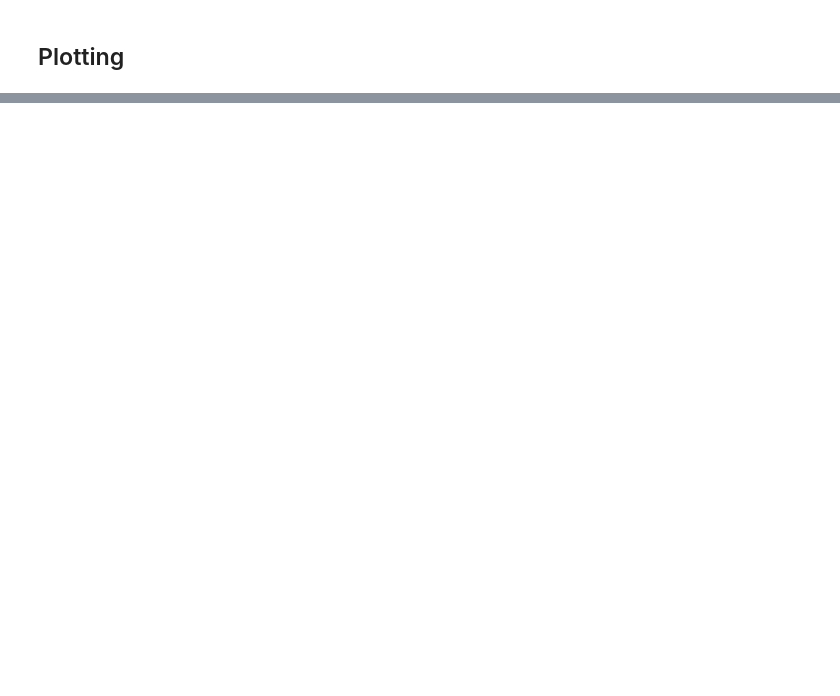
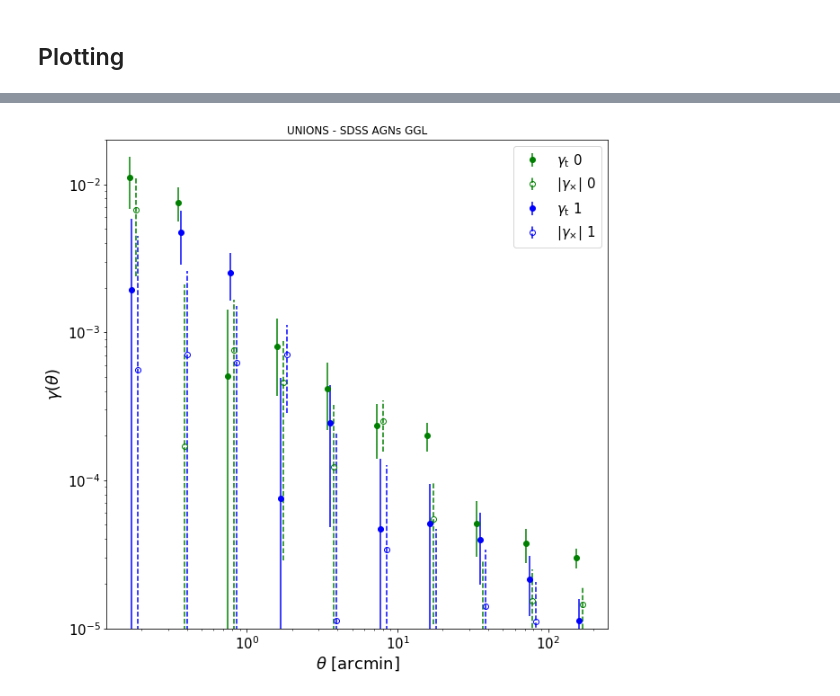
Before and after one commit to ziwenkk/unions-shear-ustc-cea, a Jupyter notebook: agn_ggl/notebooks/GGL_AGN_UNIONS.ipynb, the cells around one changed output, grey strips where cells are left out. Saved outputs shown, nothing was run; the diff lists cells and outputs as text; code cells hidden in the pictures; blank space fills up the shorter version.

```diff
--- a/agn_ggl/notebooks/GGL_AGN_UNIONS.ipynb
+++ b/agn_ggl/notebooks/GGL_AGN_UNIONS.ipynb
@@ -167,0 +267,45 @@ _  = plt.savefig(f'{output_path}/{output_cc_base}_log.pdf')
+# %%
+plt.figure(figsize=(10, 10))
+
+fx = [1, 1.05]
+fxB = [1.1, 1.15]
+
+col = ['g', 'b']
+
+for idx in range(n_split):
+    data_cc = data_cc_list[idx]
+    plt.errorbar(
+        data_cc['meanr'] * fx[idx],
+        np.abs(data_cc['gamT']),
+        yerr=data_cc['sigma'],
+        fmt='o',
+        c=col[idx],
+        label=rf'$\gamma_{{\rm t}}$ {idx}'
+    )
+
+    eb = plt.errorbar(
+        data_cc['meanr'] * fxB[idx],
+        np.abs(data_cc['gamX']),
+        yerr=data_cc['sigma'],
+        fmt='o',
+        markerfacecolor='none',
+        c=col[idx],
+        label=rf'$|\gamma_{{\times}}|$ {idx}'
+    )
+    eb[-1][0].set_linestyle('--')
+
+
+plt.xlabel(rf'$\theta$ [{sep_units}]', fontsize=label_size)
+plt.ylabel(r'$\gamma(\theta)$', fontsize=label_size)
+
+plt.xscale('log')
+plt.yscale('log')
+plt.ylim(1e-5, 2e-2)
+plt.xticks(fontsize = ticks_size)
+plt.yticks(fontsize = ticks_size)
+plt.legend(fontsize = ticks_size)
+plt.title('UNIONS - SDSS AGNs GGL')
+
+_  = plt.savefig(f'{output_path}/{output_cc_base}_log.pdf')
+# %% [output]
+[figure, added]
```
Also changed, not shown: parts of 19 cells of this notebook, 1 other file.
